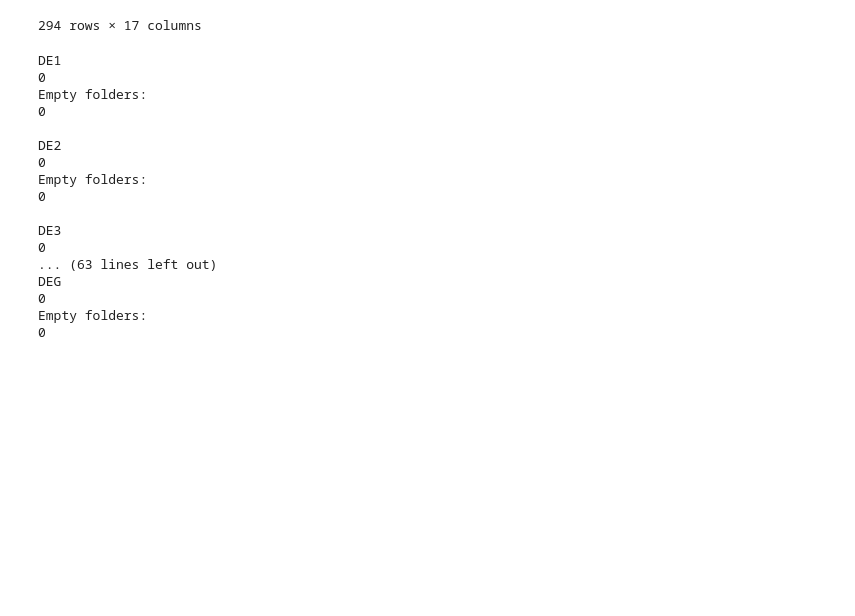
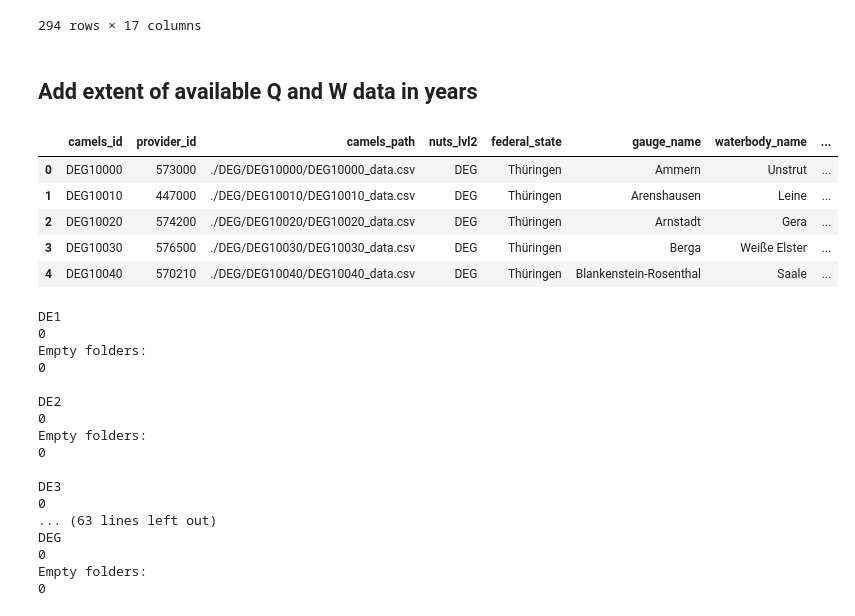
Before and after one commit to CAMELS-DE/camelsp, a Jupyter notebook: scripts/merge_metadata.ipynb, the cells around one changed output. Drawn from its saved outputs; the diff is of its cells as text; code cells hidden in the pictures; blank space fills up the shorter version.

Commit message:
metadata add q, w extent

```diff
--- a/scripts/merge_metadata.ipynb
+++ b/scripts/merge_metadata.ipynb
@@ -252,6 +252,56 @@ metadata[metadata['nuts_lvl2'] == 'DE9']
 | 2904 | DE912920 | 9286164 | ./DE9/DE912920/DE912920_data.csv | DE9 | Niedersachsen | Laar | NaN | ... |
 | 2905 | DE912930 | 9371101 | ./DE9/DE912930/DE912930_data.csv | DE9 | Niedersachsen | Roggenstede | NaN | ... |
 294 rows × 17 columns
+# %% [markdown]
+## Add extent of available Q and W data in years
+# %%
+# get metadata
+meta = util.get_metadata()
+
+# get camels_ids
+camels_ids = meta['camels_id'].values
+
+for id in tqdm(camels_ids):
+    # init Station
+    s = Station(id)
+
+    # get the data
+    df = s.get_data()
+
+    # get extent of date index of q and w
+    if 'q' in df.columns:
+        q_start, q_end = df['q'].dropna().index.min(), df['q'].dropna().index.max()
+
+        # compute extent in years
+        q_extent = (q_end - q_start).days / 365
+
+        # add to metadata
+        meta.loc[meta.camels_id == id, 'q_extent_years'] = q_extent
+    else:
+        meta.loc[meta.camels_id == id, 'q_extent_years'] = np.nan
+
+    if 'w' in df.columns:
+        w_start, w_end = df['w'].dropna().index.min(), df['w'].dropna().index.max()
+
+        # compute extent in years
+        w_extent = (w_end - w_start).days / 365
+
+        # add to metadata
+        meta.loc[meta.camels_id == id, 'w_extent_years'] = w_extent
+    else:
+        meta.loc[meta.camels_id == id, 'w_extent_years'] = np.nan
+
+# save metadata
+meta.to_csv(os.path.join(util.get_output_path(), 'metadata', 'metadata.csv'), index=False)
+
+util.get_metadata().head()
+# %% [output]
+|  | camels_id | provider_id | camels_path | nuts_lvl2 | federal_state | gauge_name | waterbody_name | ... |
+| 0 | DEG10000 | 573000 | ./DEG/DEG10000/DEG10000_data.csv | DEG | Thüringen | Ammern | Unstrut | ... |
+| 1 | DEG10010 | 447000 | ./DEG/DEG10010/DEG10010_data.csv | DEG | Thüringen | Arenshausen | Leine | ... |
+| 2 | DEG10020 | 574200 | ./DEG/DEG10020/DEG10020_data.csv | DEG | Thüringen | Arnstadt | Gera | ... |
+| 3 | DEG10030 | 576500 | ./DEG/DEG10030/DEG10030_data.csv | DEG | Thüringen | Berga | Weiße Elster | ... |
+| 4 | DEG10040 | 570210 | ./DEG/DEG10040/DEG10040_data.csv | DEG | Thüringen | Blankenstein-Rosenthal | Saale | ... |
 # %%
 from glob import glob
 
```
Also changed, not shown: parts of 1 cell of this notebook.
